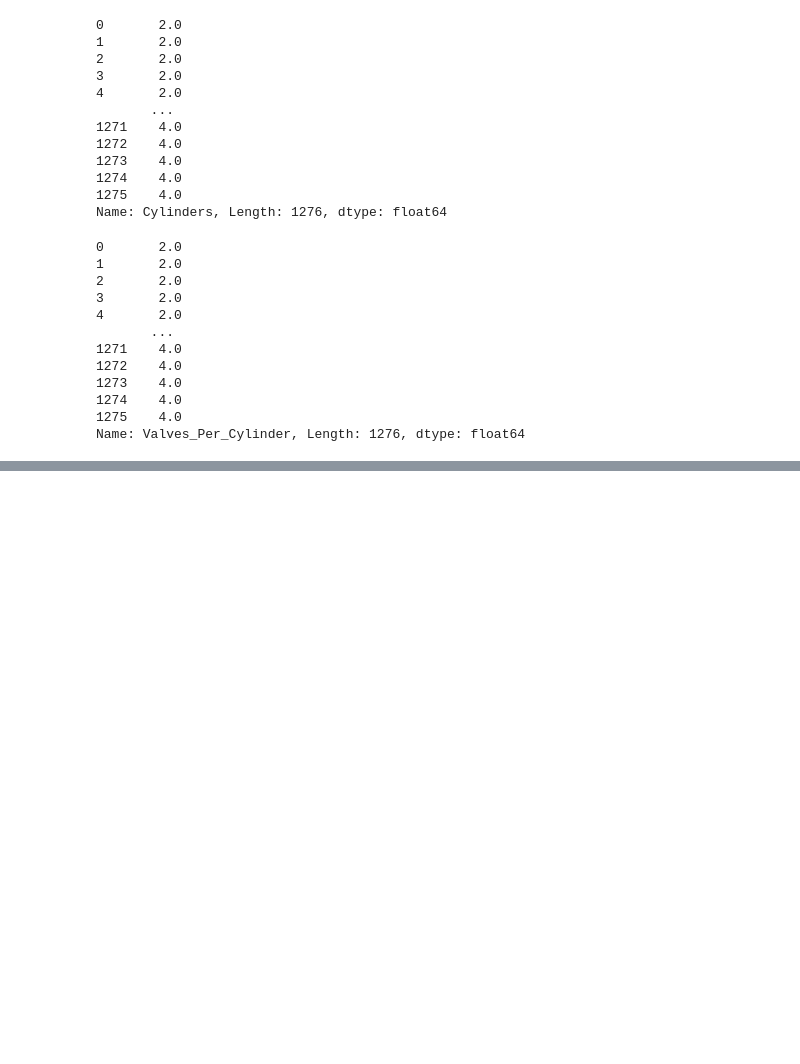
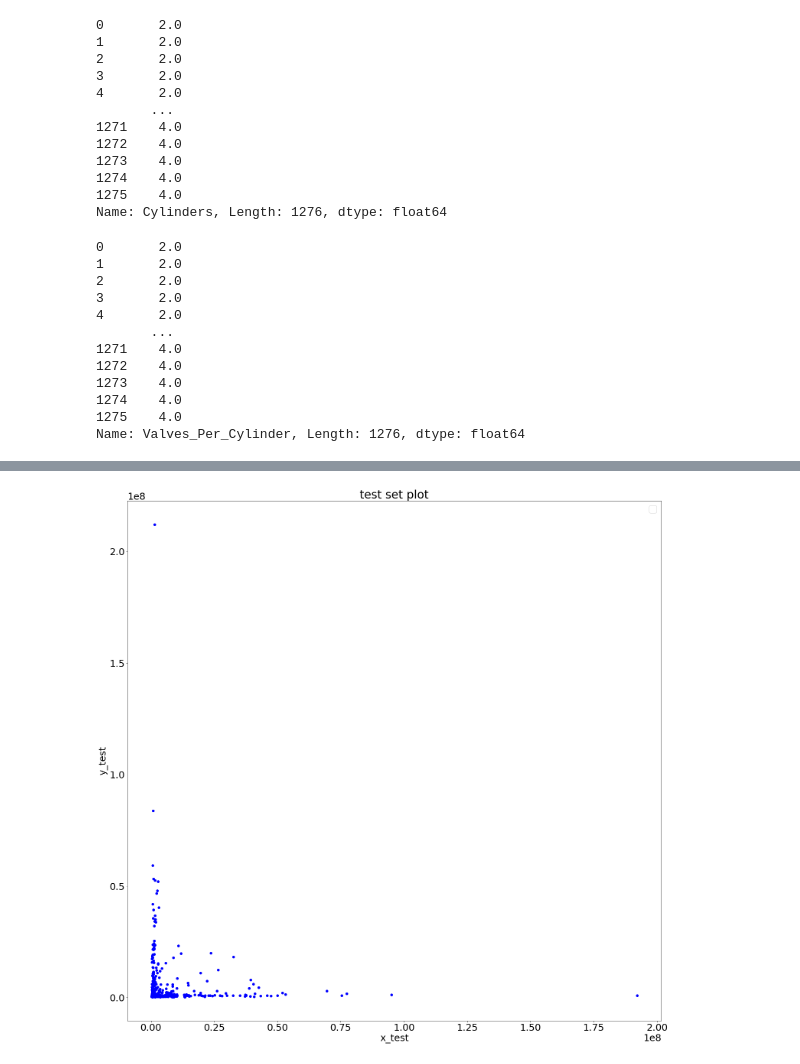
Before and after one commit to pragyan8804/Cars_Analysis, a Jupyter notebook: ms_engage_cars.ipynb, the cells around one changed output, grey strips where cells are left out. Drawn from its saved outputs; the diff is of its cells as text; code cells hidden in the pictures; blank space fills up the shorter version.

```diff
--- a/ms_engage_cars.ipynb
+++ b/ms_engage_cars.ipynb
@@ -108,0 +217,8 @@ Name: Valves_Per_Cylinder, Length: 1276, dtype: float64
+# %%
+plt.step(x_test, y_test, 'bo')
+plt.legend()
+plt.title("test set plot")
+plt.xlabel('x_test')
+plt.ylabel('y_test')
+plt.show()
+# %% [output]
@@ -108,0 +226 @@ Name: Valves_Per_Cylinder, Length: 1276, dtype: float64
+[figure, added]
```
Also changed, not shown: parts of 21 cells of this notebook.
